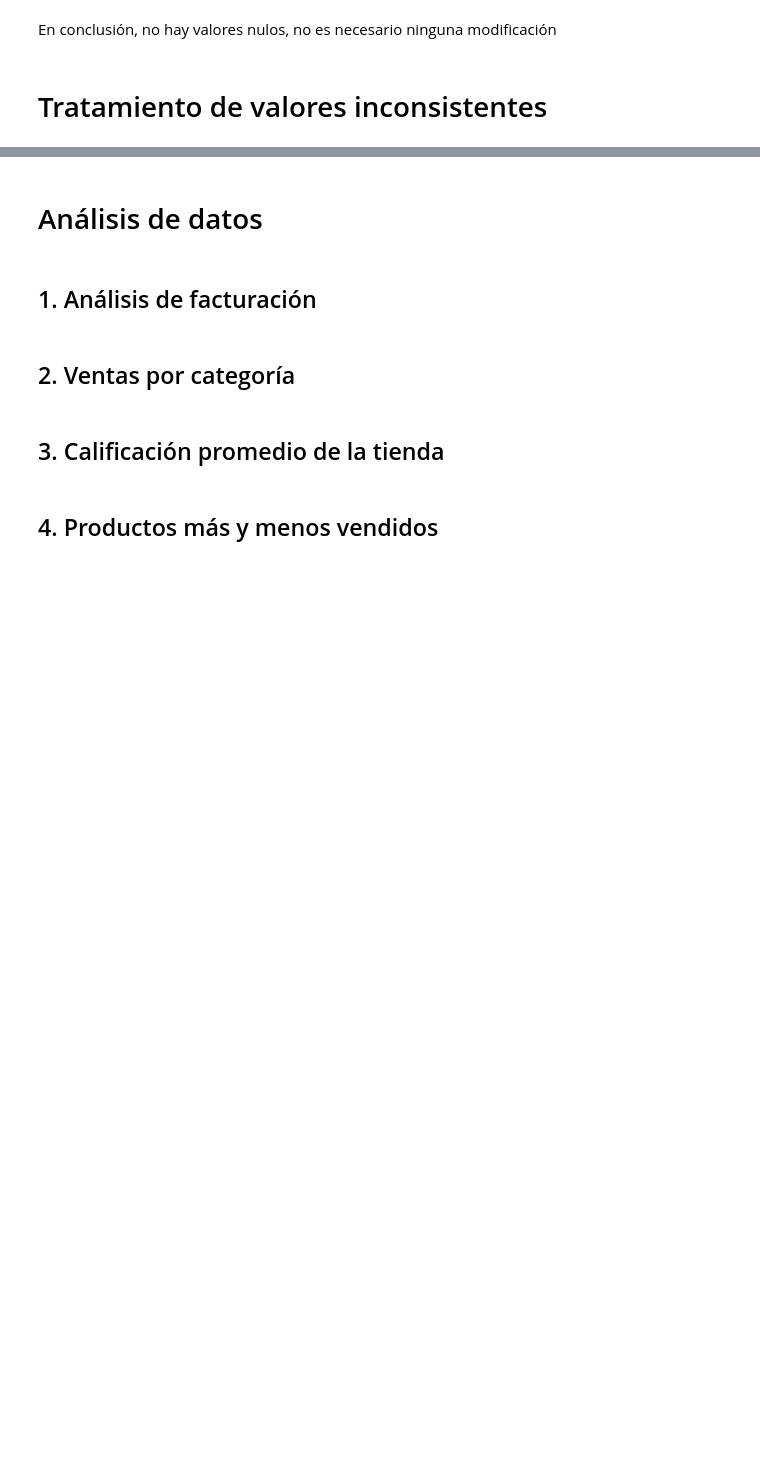
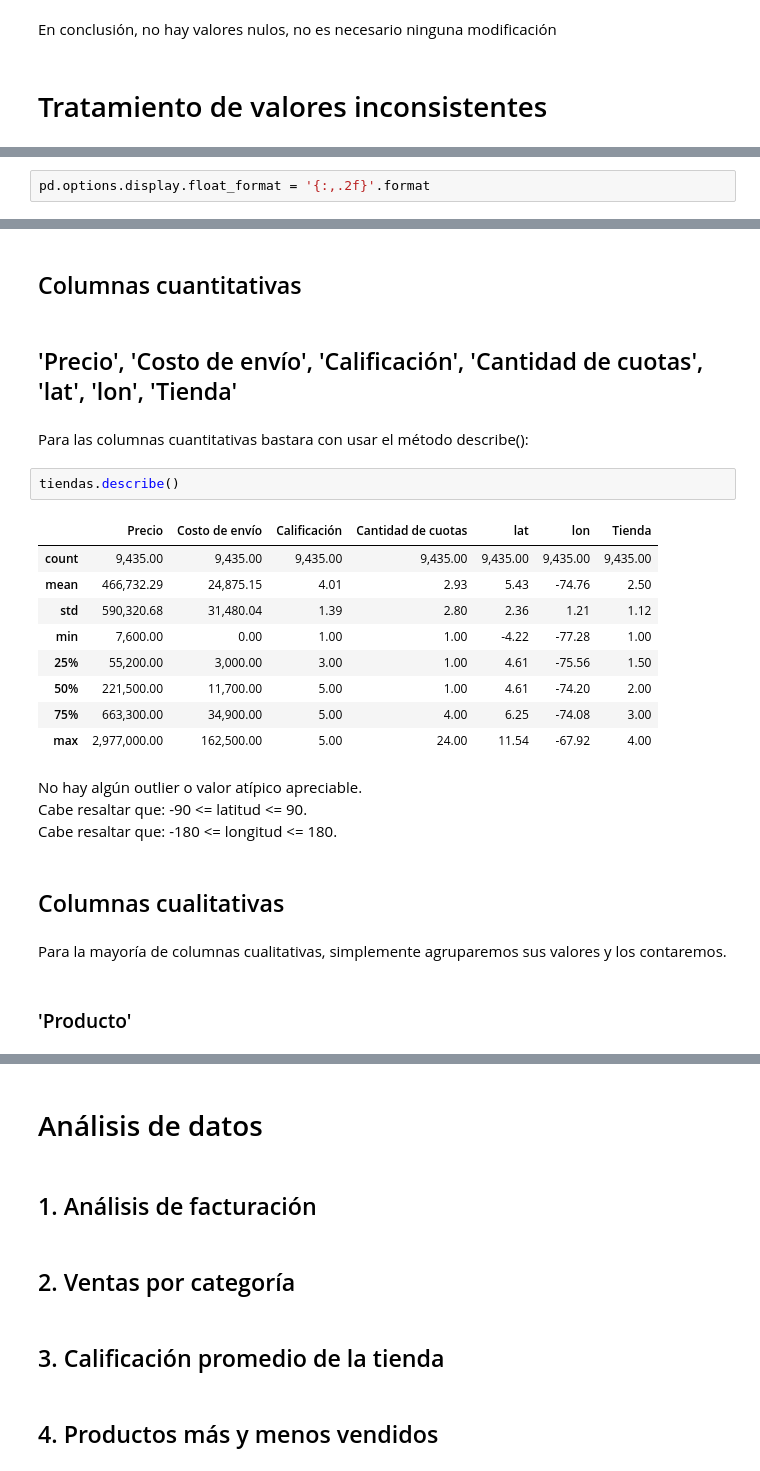
Before and after one commit to carloslozano-rg/challenge-alura-store, a Jupyter notebook: AluraStoreLatam.ipynb, the cells around one changed output, grey strips where cells are left out. Drawn from its saved outputs; the diff is of its cells as text; blank space fills up the shorter version.

Commit message:
feat: tratamiento de valores inconsistentes.

```diff
--- a/AluraStoreLatam.ipynb
+++ b/AluraStoreLatam.ipynb
@@ -203,0 +212,2 @@ En conclusión, no hay valores nulos, no es necesario ninguna modificación
+# %%
+pd.options.display.float_format = '{:,.2f}'.format
@@ -203,0 +237,28 @@ En conclusión, no hay valores nulos, no es necesario ninguna modificación
+# %% [markdown]
+## Columnas cuantitativas
+# %% [markdown]
+## 'Precio', 'Costo de envío', 'Calificación', 'Cantidad de cuotas', 'lat', 'lon', 'Tienda'
+# %% [markdown]
+Para las columnas cuantitativas bastara con usar el método describe():
+# %%
+tiendas.describe()
+# %% [output]
+|  | Precio | Costo de envío | Calificación | Cantidad de cuotas | lat | lon | Tienda |
+| count | 9,435.00 | 9,435.00 | 9,435.00 | 9,435.00 | 9,435.00 | 9,435.00 | 9,435.00 |
+| mean | 466,732.29 | 24,875.15 | 4.01 | 2.93 | 5.43 | -74.76 | 2.50 |
+| std | 590,320.68 | 31,480.04 | 1.39 | 2.80 | 2.36 | 1.21 | 1.12 |
+| min | 7,600.00 | 0.00 | 1.00 | 1.00 | -4.22 | -77.28 | 1.00 |
+| 25% | 55,200.00 | 3,000.00 | 3.00 | 1.00 | 4.61 | -75.56 | 1.50 |
+| 50% | 221,500.00 | 11,700.00 | 5.00 | 1.00 | 4.61 | -74.20 | 2.00 |
+| 75% | 663,300.00 | 34,900.00 | 5.00 | 4.00 | 6.25 | -74.08 | 3.00 |
+| max | 2,977,000.00 | 162,500.00 | 5.00 | 24.00 | 11.54 | -67.92 | 4.00 |
+# %% [markdown]
+No hay algún outlier o valor atípico apreciable.\
+Cabe resaltar que: -90 <= latitud <= 90.\
+Cabe resaltar que: -180 <= longitud <= 180.
+# %% [markdown]
+## Columnas cualitativas
+# %% [markdown]
+Para la mayoría de columnas cualitativas, simplemente agruparemos sus valores y los contaremos.
+# %% [markdown]
+### 'Producto'
```
Also changed, not shown: parts of 23 cells of this notebook.
